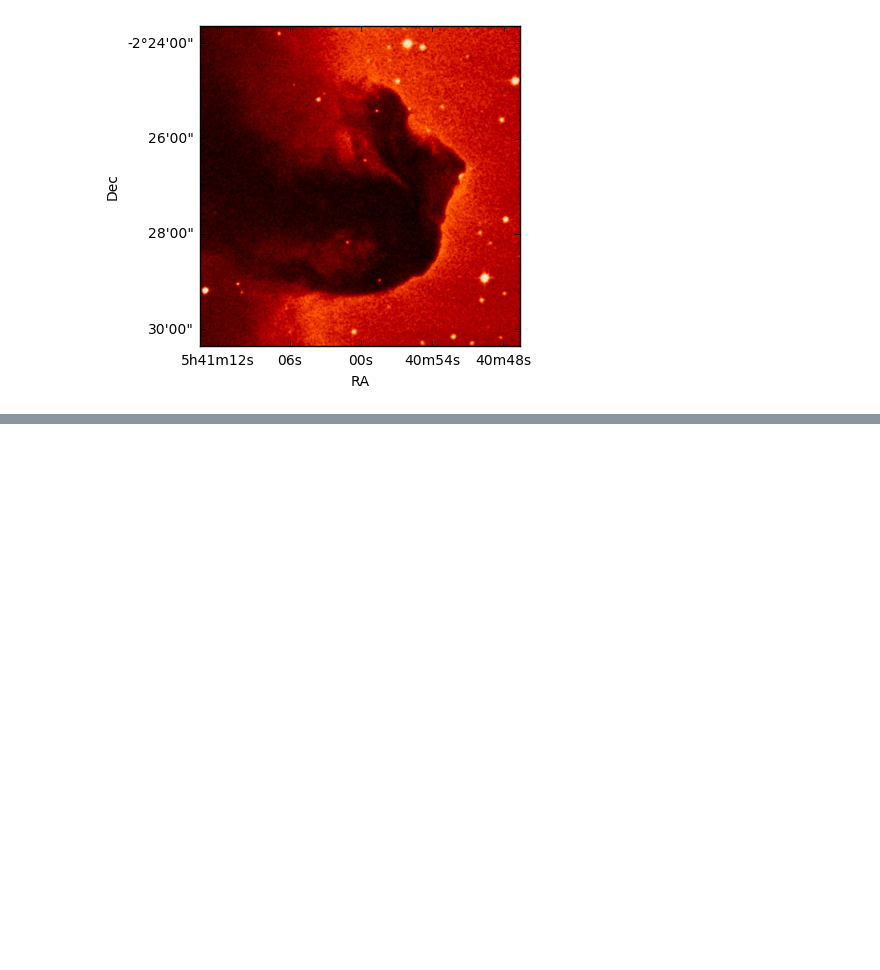
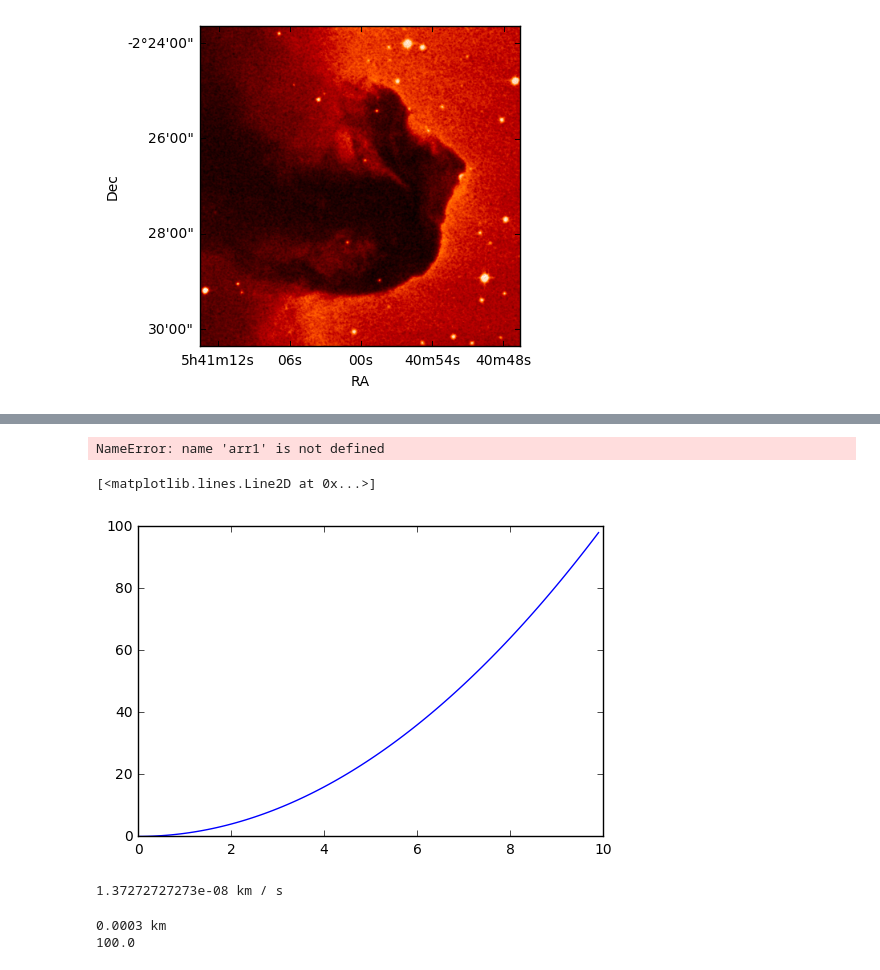
Before and after one commit to javicarron/Programming, a Jupyter notebook: Day6.ipynb, the cells around one changed output, grey strips where cells are left out. Saved outputs shown, nothing was run; the diff lists cells and outputs as text; code cells hidden in the pictures; blank space fills up the shorter version.

```diff
--- a/Day6.ipynb
+++ b/Day6.ipynb
@@ -148,0 +218,20 @@ hdulist.writeto('horse.fits', overwrite=True)
+# %%
+t1= Table([arr1,arr2], names=('a','b'))
+col1=Table.Column(name='c', data=arr3)
+t1.add_column(col1)
+row=np.array([1,2,3])
+t1.add_row(row)
+# %% [output]
+NameError: name 'arr1' is not defined
+# %%
+import numpy as np
+from astropy.table import Table
+
+a= np.arange(0,10,0.1)
+b=a**2
+t1=Table([a,b], names=('a','b'))
+
+plt.plot(t1['a'],t1['b'])
+# %% [output]
+[<matplotlib.lines.Line2D at 0x...>]
+[figure, added]
@@ -148,0 +241,20 @@ hdulist.writeto('horse.fits', overwrite=True)
+# %%
+from astropy import units as u
+val1, val2= 30.2* u.cm, 2.2E4*u.s
+val3=val1/val2
+val3km=val3.to(u.km/u.s)
+print(val3km)
+# %% [output]
+1.37272727273e-08 km / s
+# %%
+from astropy import units as u
+val=30.0*u.cm
+print(val.to(u.km))
+
+val1=10* u.km
+val2=100 * u.m
+
+print((val1/val2).decompose())
+# %% [output]
+0.0003 km
+100.0
```
Also changed, not shown: parts of 17 cells of this notebook.
